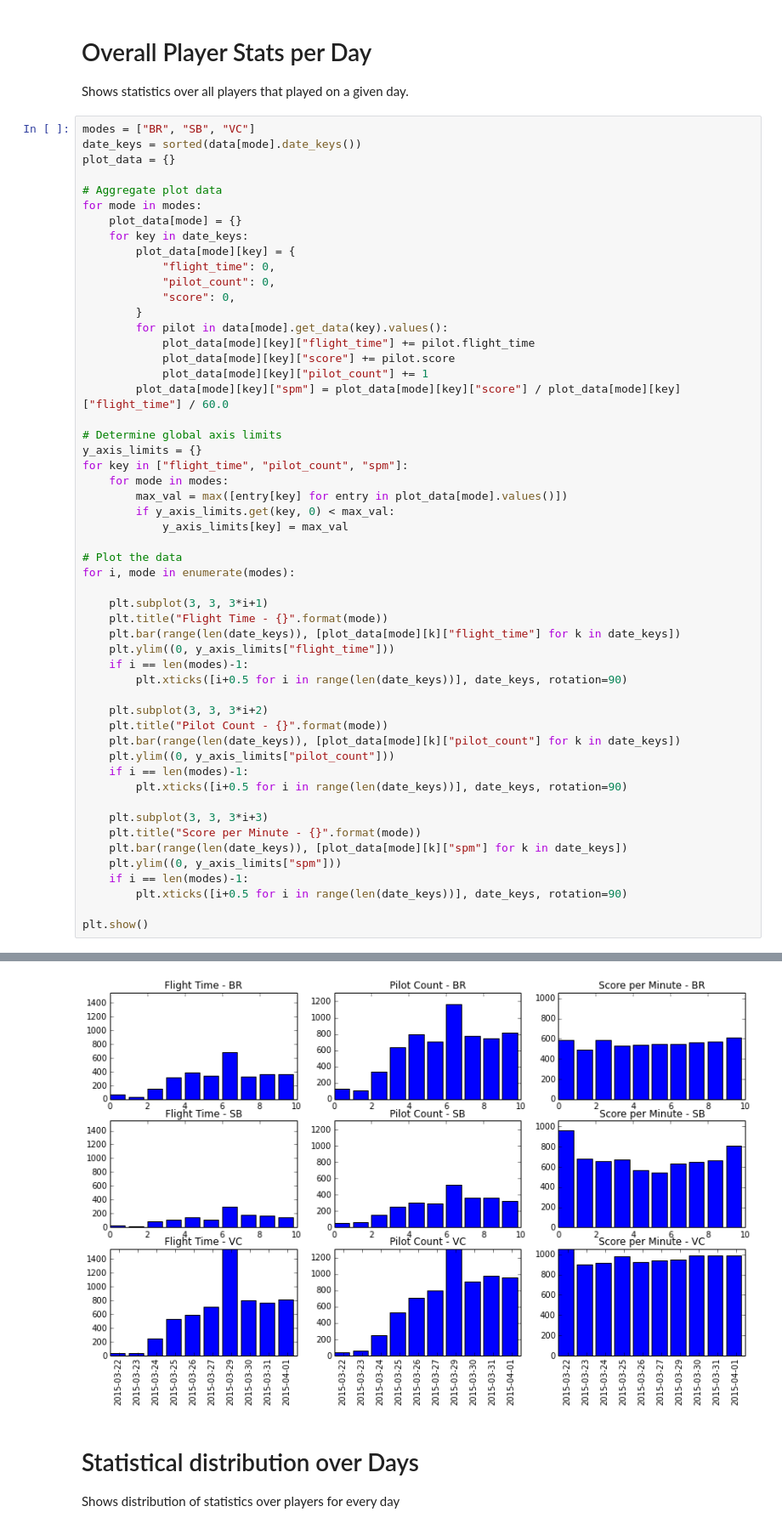
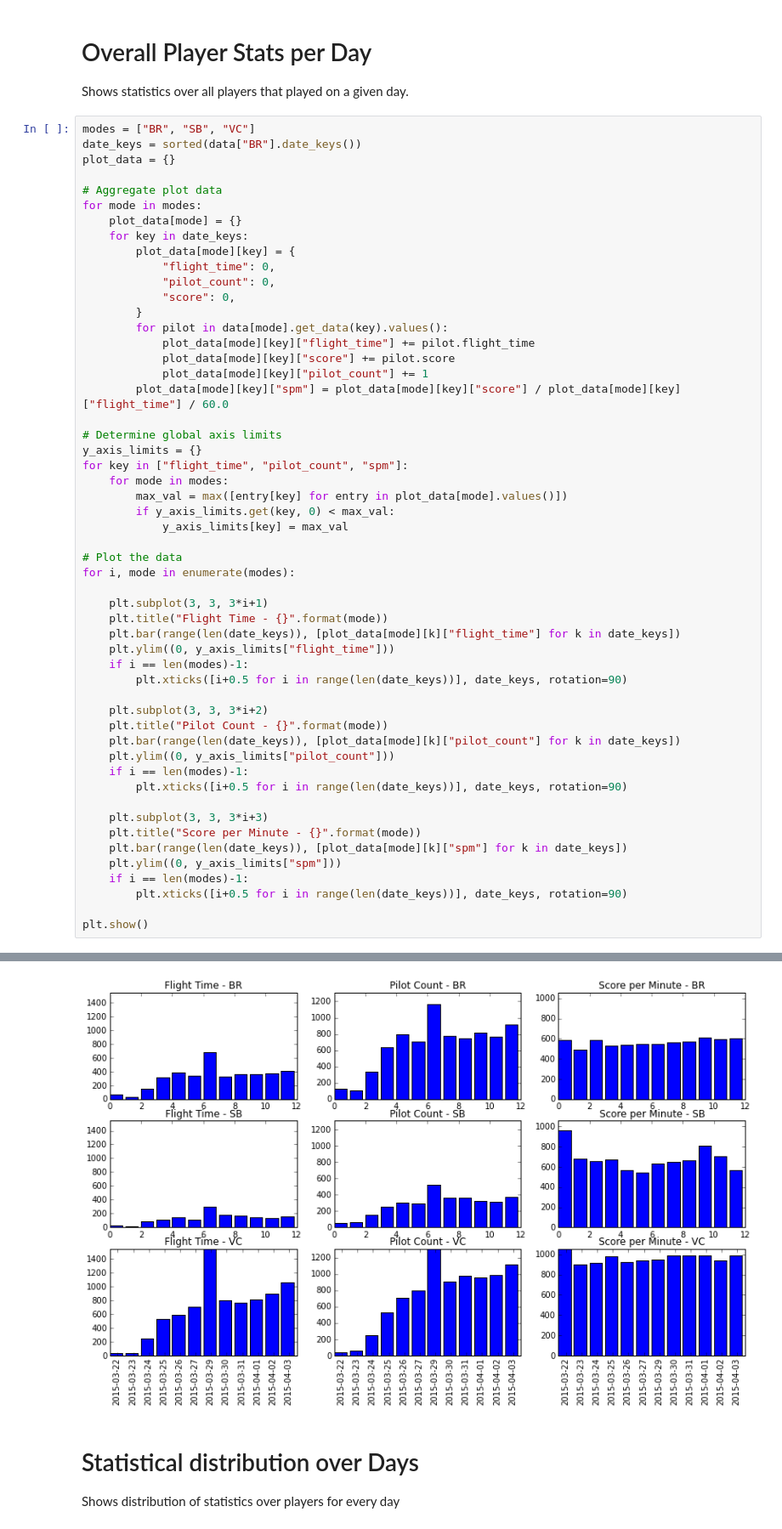
Before and after one commit to WhiteMagic/sc_api, a Jupyter notebook: SC Plots.ipynb, the cells around one changed output, grey strips where cells are left out. Shown at 85% size. Saved outputs shown, nothing was run; the diff lists cells and outputs as text.

Commit message:
Fix date_key issues

```diff
--- a/SC Plots.ipynb
+++ b/SC Plots.ipynb
@@ -315,7 +315,7 @@ Overall Player Stats per Day
 Shows statistics over all players that played on a given day.
 # %%
 modes = ["BR", "SB", "VC"]
-date_keys = sorted(data[mode].date_keys())
+date_keys = sorted(data["BR"].date_keys())
 plot_data = {}
 
 # Aggregate plot data
@@ -371,4 +371,4 @@ dict_keys(['VC', 'SB', 'BR'])
-[figure, old version]
+[figure, new version]
 # %% [markdown]
 Statistical distribution over Days
 ==================================
```
Also changed, not shown: parts of 2 cells of this notebook.
